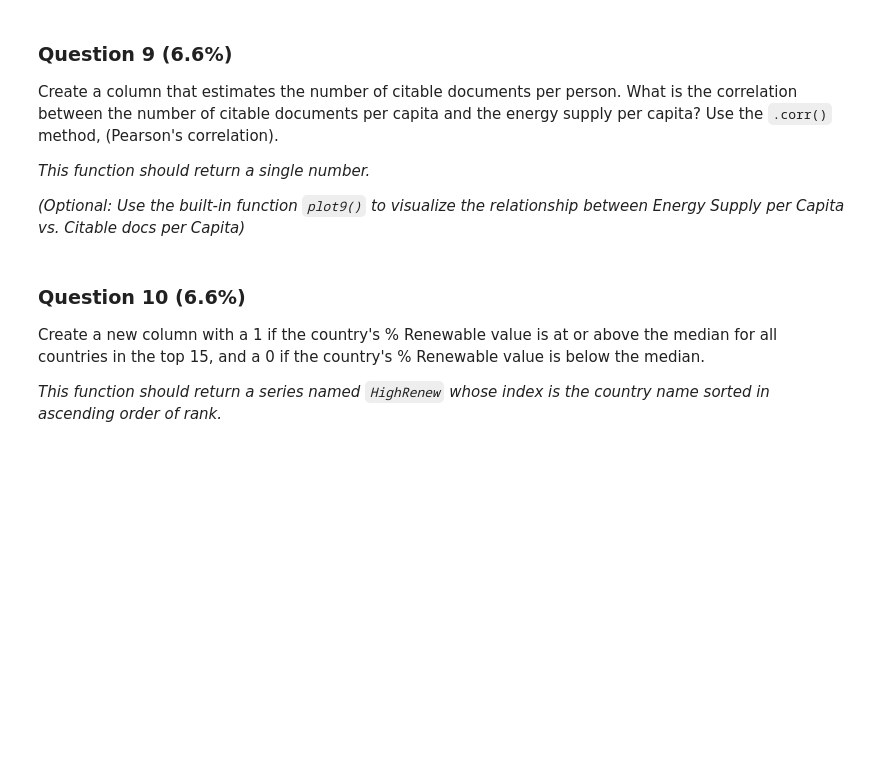
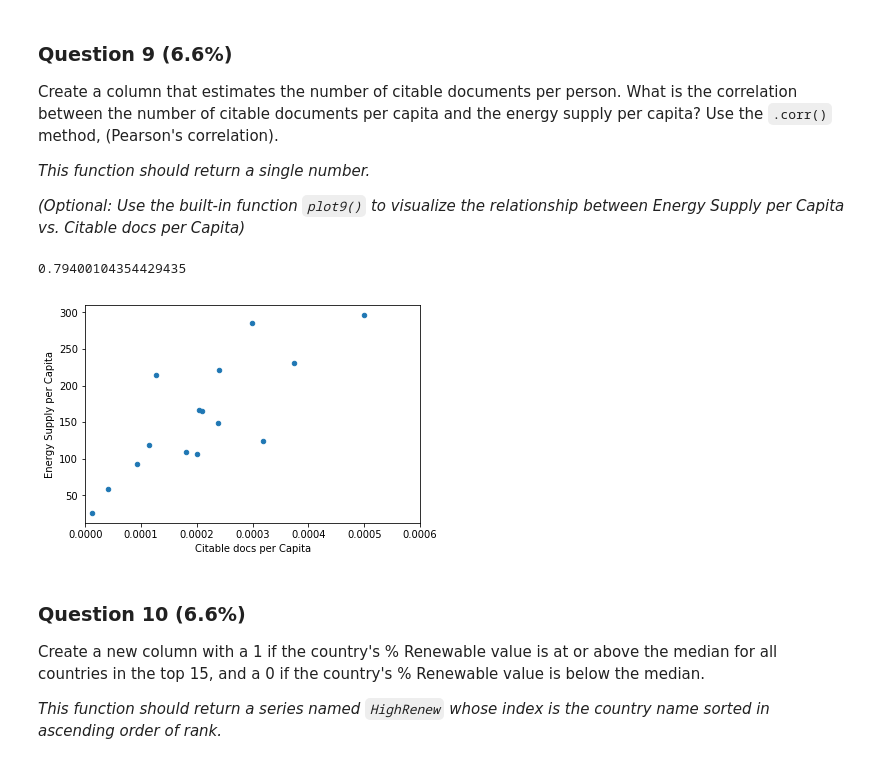
Before and after one commit to haoanwang0829/applied-data-science-with-python-specialization, a Jupyter notebook: introduction-to-data-science-in-python/Assignments/Assignment+3.ipynb, the cells around one changed output. Drawn from its saved outputs; the diff is of its cells as text; code cells hidden in the pictures; blank space fills up the shorter version.

```diff
--- a/introduction-to-data-science-in-python/Assignments/Assignment+3.ipynb
+++ b/introduction-to-data-science-in-python/Assignments/Assignment+3.ipynb
@@ -61,0 +63,18 @@ pd.set_option('display.max_rows', 500)
+# %%
+energy = pd.read_excel("Energy Indicators.xls")
+energy = energy.iloc[16:243,2:]
+energy.columns = ['Country', 'Energy Supply',
+              'Energy Supply per Capita', '% Renewable']
+energy = energy.replace("...",np.NaN)
+energy['Energy Supply'] *= 1000000
+energy.reset_index(inplace=True, drop=True)
+energy['Country'] = energy['Country'].apply(lambda x: re.sub(r'[0-9]+', '', x))
+# energy['Country'] = pd.Series(map(lambda x: re.sub(r'[0-9]+', '', x), energy['Country']))
+energy.replace({"Republic of Korea": "South Korea",
+            "United States of America": "United States",
+            "United Kingdom of Great Britain and Northern Ireland": "United Kingdom",
+            "China, Hong Kong Special Administrative Region":"Hong Kong"
+           } ,inplace=True)
+energy['Country'] = energy['Country'].apply(lambda x: re.sub(r'\ +\(+.+', '', x))
+# energy['Country'] = pd.Series(map(lambda x: re.sub(r'\ +\(+.+', '', x), energy['Country']))
+energy
@@ -61,0 +99,12 @@ pd.set_option('display.max_rows', 500)
+# %%
+
+GDP = pd.read_csv("world_bank.csv")
+GDP.columns = pd.Series(map(lambda x: str(x), GDP.iloc[3,:]))
+GDP = GDP.iloc[4:,:]
+GDP.reset_index(inplace=True, drop=True)
+GDP.replace({"Korea, Rep.": "South Korea",
+         "Iran, Islamic Rep.": "Iran",
+         "Hong Kong SAR, China": "Hong Kong"
+        }, inplace=True)
+
+GDP
@@ -62,2 +129,4 @@ pd.set_option('display.max_rows', 500)
+# %%
+ScimEn = pd.read_excel("scimagojr-3.xlsx")
 # %%
 def answer_one():
@@ -114,5 +188,3 @@ ValueError: You are trying to merge on object and int64 columns. If you wish to
-# %%
-def answer_one():
 # %% [markdown]
 ### Question 2 (6.6%)
 The previous question joined three datasets then reduced this to just the top 15 entries. When you joined the datasets, but before you reduced this to the top 15 items, how many entries did you lose?
@@ -206,3 +318,13 @@ def answer_nine():
+# %%
+def answer_nine():
+    Top15 = answer_one()
+    Top15['Population'] = Top15['Energy Supply'] / Top15['Energy Supply per Capita']
+    Top15['Citable documents per Capita'] = Top15['Citable documents'] / Top15['Population']
+    correlation = Top15.corr(method ='pearson')
+    return correlation.loc['Energy Supply per Capita', 'Citable documents per Capita']
+answer_nine()
+# %% [output]
+0.79400104354429435
 # %%
 def plot9():
     import matplotlib as plt
@@ -217,3 +337,7 @@ def plot9():
+# %%
+plot9()
+# %% [output]
+[figure, added]
 # %% [markdown]
 ### Question 10 (6.6%)
 Create a new column with a 1 if the country's % Renewable value is at or above the median for all countries in the top 15, and a 0 if the country's % Renewable value is below the median.
```
Also changed, not shown: parts of 29 cells of this notebook, 3 other files.
